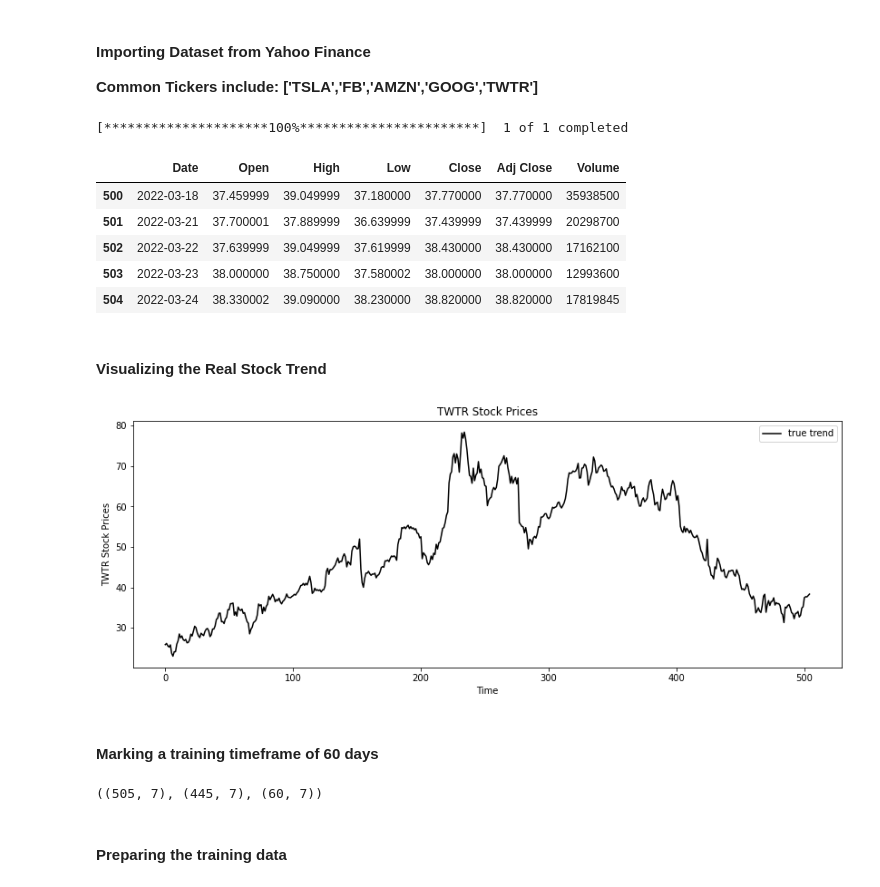
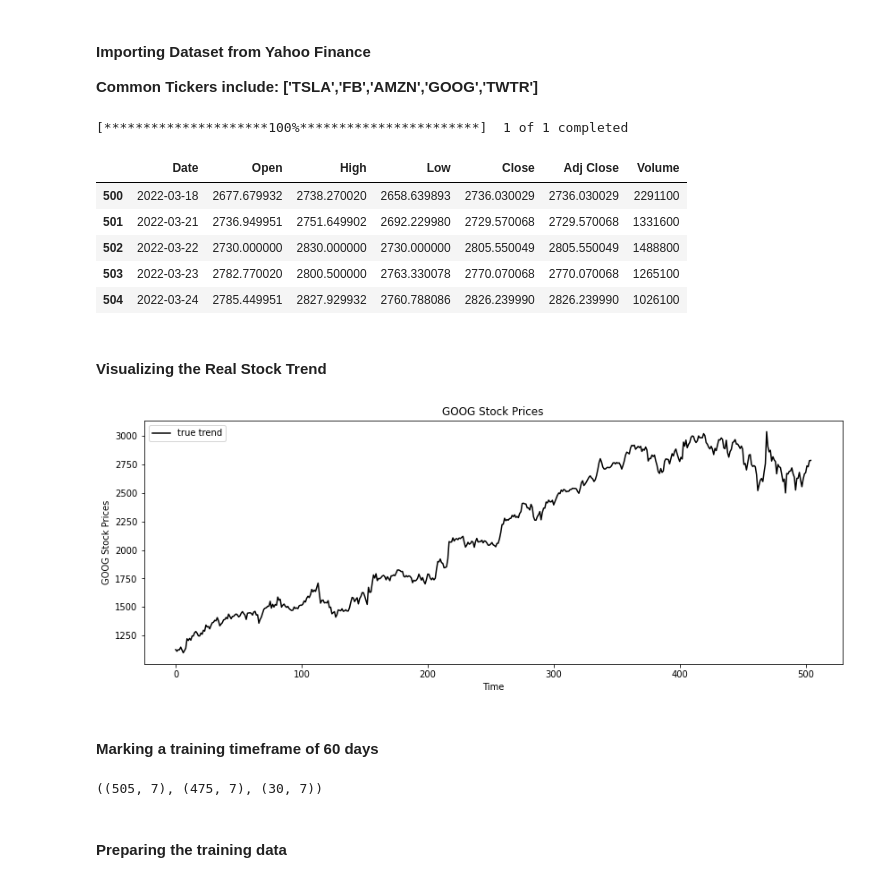
Before and after one commit to karenpinto1602/Stock-Market-Prediction-and-Analysis, a Jupyter notebook: Forecast/RNN.ipynb, the cells around one changed output. Cells and saved outputs as stored; diff of their text form; code cells hidden in the pictures.

```diff
--- a/Forecast/RNN.ipynb
+++ b/Forecast/RNN.ipynb
@@ -9,18 +9,18 @@ from sklearn.preprocessing import MinMaxScaler
 **Common Tickers include: ['TSLA','FB','AMZN','GOOG','TWTR']**
 # %%
 import yfinance as yf
-stock_symbol = 'TWTR'
+stock_symbol = 'GOOG'
 data = yf.download(tickers=stock_symbol,period='2y',interval='1d')
 data = data.reset_index()
 data.tail()
 # %% [output]
 [*********************100%***********************]  1 of 1 completed
 |  | Date | Open | High | Low | Close | Adj Close | Volume |
-| 500 | 2022-03-18 | 37.459999 | 39.049999 | 37.180000 | 37.770000 | 37.770000 | 35938500 |
-| 501 | 2022-03-21 | 37.700001 | 37.889999 | 36.639999 | 37.439999 | 37.439999 | 20298700 |
-| 502 | 2022-03-22 | 37.639999 | 39.049999 | 37.619999 | 38.430000 | 38.430000 | 17162100 |
-| 503 | 2022-03-23 | 38.000000 | 38.750000 | 37.580002 | 38.000000 | 38.000000 | 12993600 |
-| 504 | 2022-03-24 | 38.330002 | 39.090000 | 38.230000 | 38.820000 | 38.820000 | 17819845 |
+| 500 | 2022-03-18 | 2677.679932 | 2738.270020 | 2658.639893 | 2736.030029 | 2736.030029 | 2291100 |
+| 501 | 2022-03-21 | 2736.949951 | 2751.649902 | 2692.229980 | 2729.570068 | 2729.570068 | 1331600 |
+| 502 | 2022-03-22 | 2730.000000 | 2830.000000 | 2730.000000 | 2805.550049 | 2805.550049 | 1488800 |
+| 503 | 2022-03-23 | 2782.770020 | 2800.500000 | 2763.330078 | 2770.070068 | 2770.070068 | 1265100 |
+| 504 | 2022-03-24 | 2785.449951 | 2827.929932 | 2760.788086 | 2826.239990 | 2826.239990 | 1026100 |
 # %% [markdown]
 #### Visualizing the Real Stock Trend
 # %%
@@ -32,16 +32,16 @@ plt.ylabel('%s Stock Prices'%stock_symbol)
 plt.legend()
 plt.show()
 # %% [output]
-[figure, old version]
+[figure, new version]
 # %% [markdown]
 #### Marking a training timeframe of 60 days
 # %%
-test_size = 60
+test_size = 30
 data_train = data[:-test_size]
 data_test = data[-test_size:]
 data.shape,data_train.shape,data_test.shape
 # %% [output]
-((505, 7), (445, 7), (60, 7))
+((505, 7), (475, 7), (30, 7))
 # %% [markdown]
 #### Preparing the training data
 # %%
```
Also changed, not shown: parts of 21 cells of this notebook, 5 other files.
